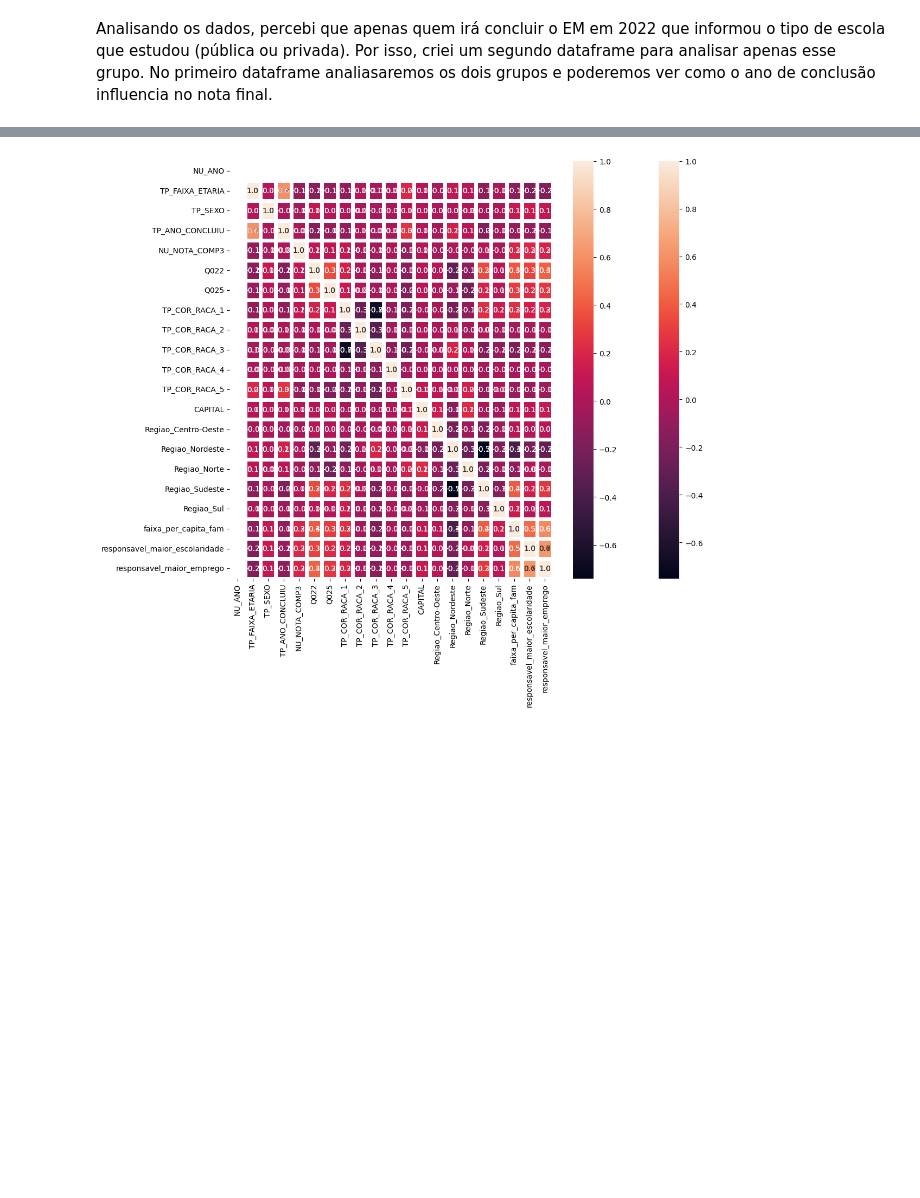
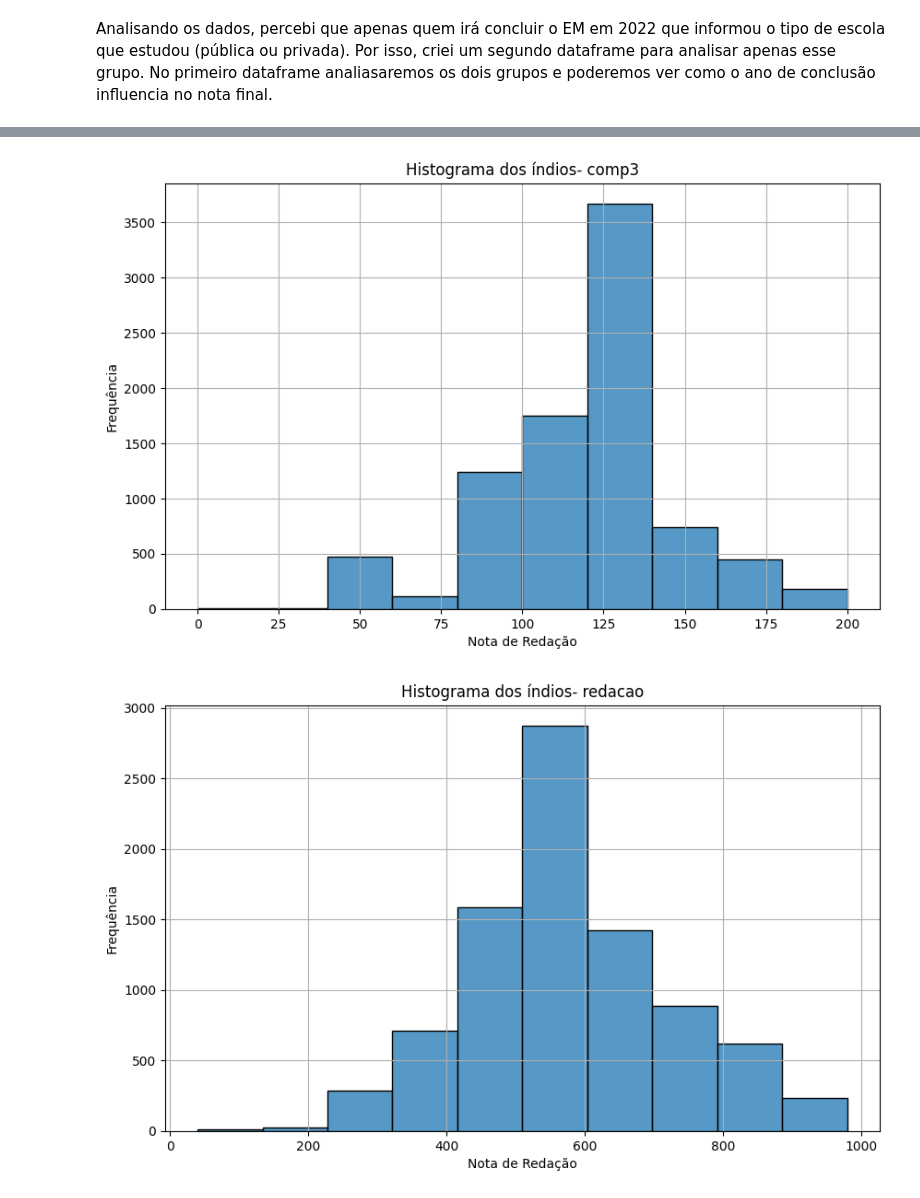
Before and after one commit to rafael1509/Modelagem-Estatistica, a Jupyter notebook: codes/trabalho_oficial.ipynb, the cells around one changed output, grey strips where cells are left out. Cells and saved outputs as stored; diff of their text form; code cells hidden in the pictures; blank space fills up the shorter version.

Commit message:
ajeitando matching e fazendo kde

```diff
--- a/codes/trabalho_oficial.ipynb
+++ b/codes/trabalho_oficial.ipynb
@@ -12,7 +12,7 @@ import matplotlib.pyplot as plt
 df22 = pd.read_csv(r'C:\Users\rafae\OneDrive\Documentos\prog\coding\modelagem-estatistica\MICRODADOS_ENEM_2022.csv',  sep=';',encoding='iso-8859-1', usecols=["NU_ANO","TP_FAIXA_ETARIA","TP_SEXO",
                                                                                                                           "TP_COR_RACA","TP_ST_CONCLUSAO", 'TP_ANO_CONCLUIU', "TP_ESCOLA",
                                                                                                                           "NO_MUNICIPIO_PROVA","SG_UF_PROVA",
-                                                                                                                          "NU_NOTA_COMP3",
+                                                                                                                          "NU_NOTA_COMP3", "NU_NOTA_REDACAO",
                                                                                                                           "Q001","Q002","Q003","Q004","Q005","Q006","Q022","Q025"]).dropna()
 # %%
 # # computador fgv
@@ -26,6 +26,9 @@ Agora, iremos tratar esses dados:
 # %%
 # apenas quem nao zerou a competencia 3
 df22 = df22[df22['NU_NOTA_COMP3']!=0]
+
+# apenas quem nao zerou a competencia 3
+df22 = df22[df22['NU_NOTA_REDACAO']!=0]
 # %%
 # Masculino = 1 e Feminino = 0
 df22['TP_SEXO'] = df22['TP_SEXO'].replace('M',1).replace('F',0)
@@ -265,4 +334,5 @@ Agora, vamos fazer o matching. É esperado que reduza vieses, uma vez que iguala
 # %%
+# %%script false
 # Filtrar os dados para incluir apenas os indígenas e os não indígenas
 dados_indigenas = df22[df22['TP_COR_RACA_5'] == True]
 dados_nao_indigenas = df22[df22['TP_COR_RACA_5'] == False]
@@ -270,7 +340,7 @@ dados_nao_indigenas = df22[df22['TP_COR_RACA_5'] == False]
 # Selecionar as colunas relevantes para o matching
 colunas_relevantes = [
     'TP_FAIXA_ETARIA', 'TP_SEXO', 'TP_ANO_CONCLUIU',
-    'Q022', 'Q025', 'NU_NOTA_COMP3', 'faixa_per_capita_fam',
+    'Q022', 'Q025', 'faixa_per_capita_fam',
     'responsavel_maior_escolaridade', 'responsavel_maior_emprego',
     'CAPITAL', 'Regiao_Centro-Oeste', 'Regiao_Nordeste', 'Regiao_Norte',
     'Regiao_Sudeste', 'Regiao_Sul'
@@ -281,12 +351,13 @@ colunas_relevantes = [
 matriz_indigenas_unica = dados_indigenas[colunas_relevantes].drop_duplicates()
 
 # encontrar os matches
-matches_df = pd.merge(matriz_indigenas_unica, dados_nao_indigenas, on=colunas_relevantes, how='inner')
+matches = pd.merge(matriz_indigenas_unica, dados_nao_indigenas, on=colunas_relevantes, how='inner')
 
-print(f"Número de matches encontrados: {len(matches_df)}")
+print(f"Número de matches encontrados: {len(matches)}")
 
 # tem mais pardo
-print(matches_df.loc[:,['TP_COR_RACA_1', 'TP_COR_RACA_2', 'TP_COR_RACA_3', 'TP_COR_RACA_4', 'TP_COR_RACA_5']].sum())
+print(matches.loc[:,['TP_COR_RACA_1', 'TP_COR_RACA_2', 'TP_COR_RACA_3', 'TP_COR_RACA_4', 'TP_COR_RACA_5']].sum())
 
-df22_match = pd.concat([dados_indigenas, matches_df], ignore_index=True)
+df22_sem_match = df22.copy()
+df22 = pd.concat([dados_indigenas, matches], ignore_index=True)
 # %% [output]
@@ -310,21 +371,21 @@ df22_match = pd.concat([dados_indigenas, matches_df], ignore_index=True)
-# %%
-# Aumente o tamanho da figura
-plt.figure(figsize=(12, 10))
-
-# plot da matriz de correlação antes do matching
-plt.subplot(2, 1, 1)  # Define o subplot (linhas, colunas, posição)
-sns.heatmap(df22.corr(method='spearman'), annot=True, fmt="0.1f", linewidths=5)
-plt.title('Matriz de Correlação - Antes do Matching')  # Define o título do subplot
-
-# plot da matriz de correlação após o matching
-plt.subplot(2, 1, 2)  # Define o subplot (linhas, colunas, posição)
-sns.heatmap(df22_match.corr(method='spearman'), annot=True, fmt="0.1f", linewidths=5)
-plt.title('Matriz de Correlação - Após o Matching')  # Define o título do subplot
-
-# Ajusta o layout para evitar sobreposição
-plt.tight_layout()
-
-# Exibe os plots
-plt.show()
-# %% [output]
-[figure, removed]
+# %%
+# apenas vendo se as notas seguem a normal
+
+def nota_grupo(dados_grupo, info, nota):
+    plt.figure(figsize=(10, 6))
+    # sns.kdeplot(dados_grupo['NU_NOTA_COMP3'], bw_adjust=2)
+    sns.histplot(dados_grupo[nota], bins=10, kde=False)
+    plt.title(info)
+    plt.xlabel('Nota de Redação')
+    plt.ylabel('Frequência')
+    plt.grid(True)
+    plt.show()
+
+nota_grupo(df22[df22['TP_COR_RACA_5']== True], 'Histograma dos índios- comp3', 'NU_NOTA_COMP3')
+nota_grupo(df22[df22['TP_COR_RACA_5']== True], 'Histograma dos índios- redacao', 'NU_NOTA_REDACAO')
+nota_grupo(df22, 'Histograma geral- comp3', 'NU_NOTA_COMP3')
+nota_grupo(df22, 'Histograma geral- redacao', 'NU_NOTA_REDACAO')
+nota_grupo(df22, 'Histograma geral- redacao', 'NU_NOTA_REDACAO')
+# %% [output]
+[figure, added]
+[figure, added]
```
Also changed, not shown: parts of 15 cells of this notebook.
